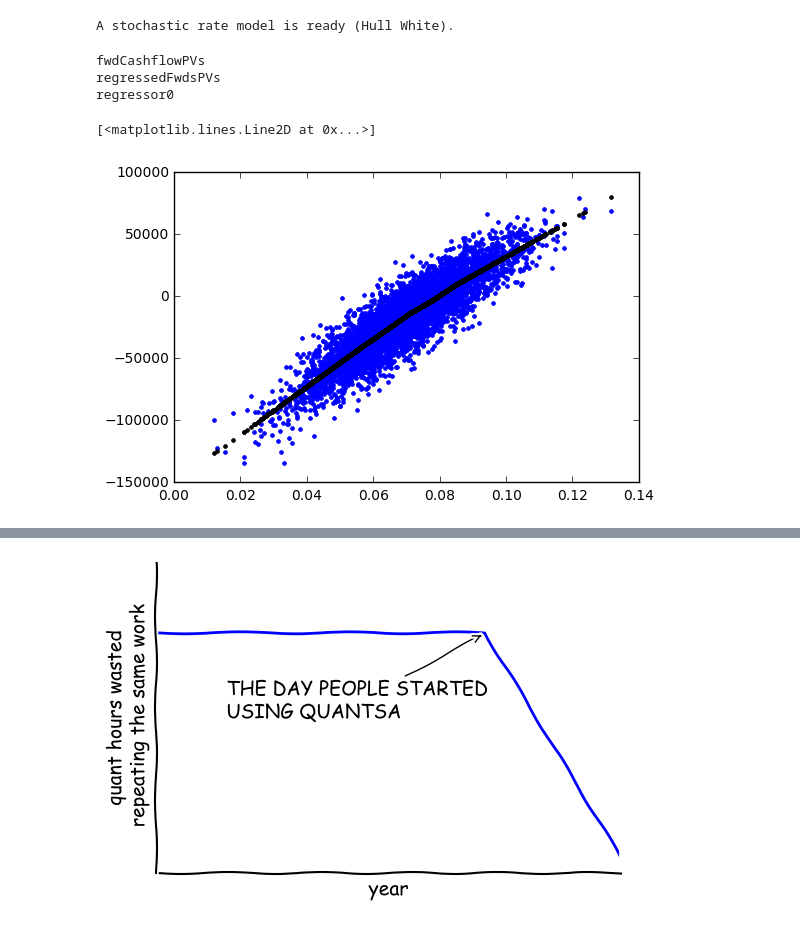
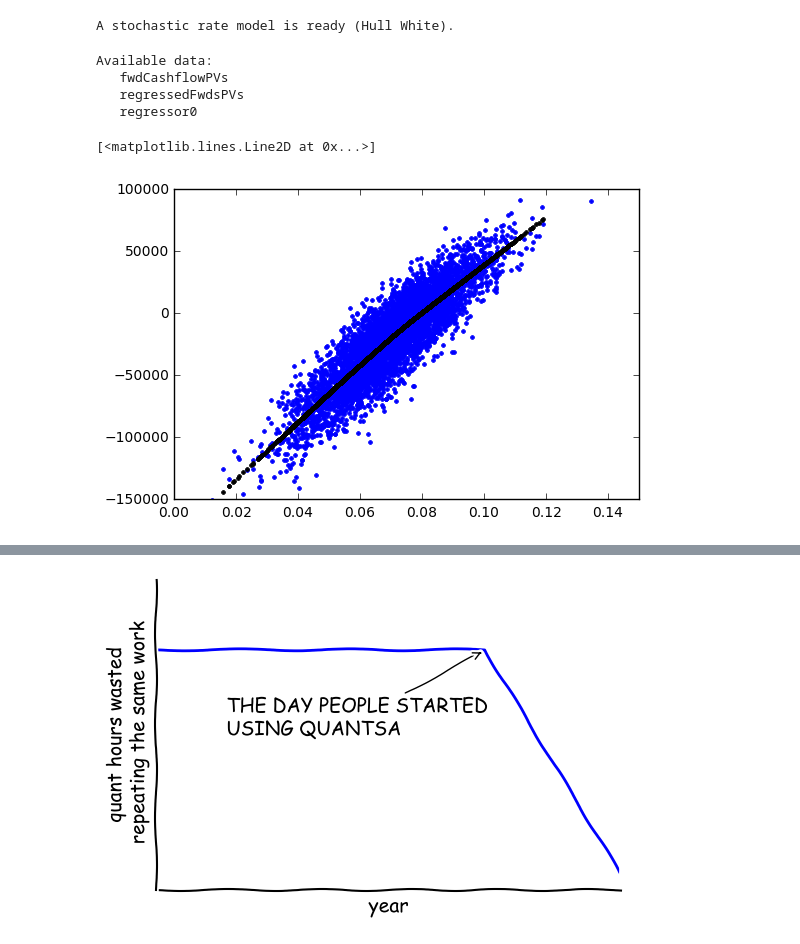
Before and after one commit to JamesLTaylor/QuantSA, a Jupyter notebook: Presentations/BridgingTheGap.ipynb, the cells around one changed output, grey strips where cells are left out. Saved outputs shown, nothing was run; the diff lists cells and outputs as text; code cells hidden in the pictures.

```diff
--- a/Presentations/BridgingTheGap.ipynb
+++ b/Presentations/BridgingTheGap.ipynb
@@ -331,25 +420,33 @@ valuePaths = hwCoordinator.GetValuePaths([swap], valueDate, csDates);
-# %%
-for s in valuePaths.GetNames():
-    print(s)
-# %% [output]
-fwdCashflowPVs
-regressedFwdsPVs
-regressor0
-# %%
-fwdCashflowPVs = valuePaths.Get("fwdCashflowPVs")
-regressor0 = valuePaths.Get("regressor0")
-regressedFwdsPVs = valuePaths.Get("regressedFwdsPVs")
-rawCFVals = np.zeros((5000,))
-fwdVals = np.zeros((5000,))
-r = np.zeros((5000,))
-for i in range(5000):
-    rawCFVals[i] = fwdCashflowPVs[i,100]
-    fwdVals[i] = regressedFwdsPVs[i,100]
-    r[i] = regressor0[i,100]
-%matplotlib inline
-import matplotlib.pyplot as plt
-plt.plot(r, rawCFVals,'.')
-plt.plot(r, fwdVals,'k.')
-# %% [output]
-[<matplotlib.lines.Line2D at 0x...>]
-[figure, removed]
+# %%
+# Get the simulated forward values and the regressors used to obtain them
+valuePaths = hwCoordinator.GetValuePaths([swap], valueDate, csDates);
+print("Available data:")
+for s in valuePaths.GetNames():
+    print("   " + s)
+# %% [output]
+Available data:
+   fwdCashflowPVs
+   regressedFwdsPVs
+   regressor0
+# %%
+import sys
+sys.path.insert(0, r'C:\Dev\QuantSA\Python')
+import quantsa as qsa
+
+fwdCashflowPVs = qsa.getnumpy(valuePaths.Get("fwdCashflowPVs"))
+regressor0 = qsa.getnumpy(valuePaths.Get("regressor0"))
+regressedFwdsPVs = qsa.getnumpy(valuePaths.Get("regressedFwdsPVs"))
+# %%
+%matplotlib inline
+import matplotlib.pyplot as plt
+
+fig = plt.figure()
+ax = fig.add_subplot(1, 1, 1)
+ax.set_xlim([0, 0.15])
+ax.set_ylim([-150000, 100000])
+col = 90 # up to 181
+plt.plot(regressor0[:,col], fwdCashflowPVs[:,col],'.')
+plt.plot(regressor0[:,col], regressedFwdsPVs[:,col],'k.')
+# %% [output]
+[<matplotlib.lines.Line2D at 0x...>]
+[figure, added]
```
Also changed, not shown: parts of 35 cells of this notebook, 1 other file.
